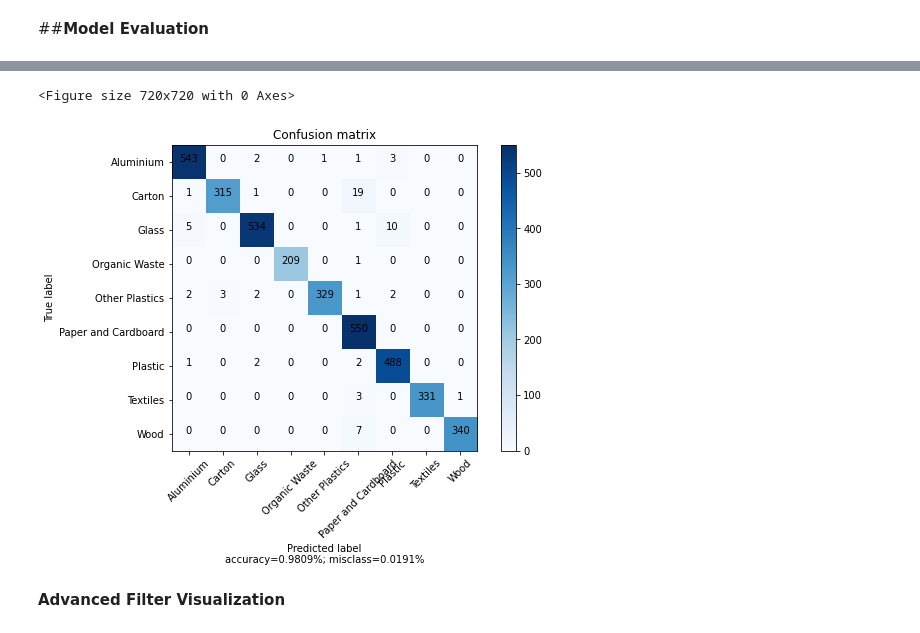
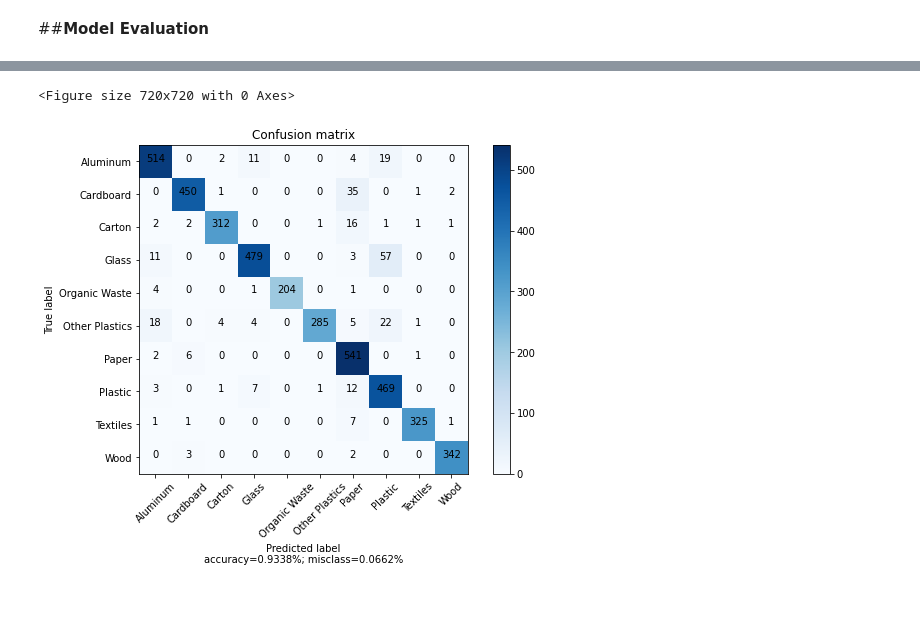
Before and after one commit to jannajabel/ECE160-Waste_Classification, a Jupyter notebook: Waste_Classifier.ipynb, the cells around one changed output, grey strips where cells are left out. Cells and saved outputs as stored; diff of their text form; code cells hidden in the pictures; blank space fills up the shorter version.

```diff
--- a/Waste_Classifier.ipynb
+++ b/Waste_Classifier.ipynb
@@ -53,6 +53,6 @@ Checking out files: 100% (5082/5082), done.
 # %%
 #LOAD DATA
-DIR = "/content/WasteClassificationNeuralNetwork/WasteImagesDataset"
+DIR = "/content/ECE160-Waste_Classification/Dataset"
 train_dataset = tf.keras.preprocessing.image_dataset_from_directory(DIR, validation_split=0.1, subset="training", seed=42, batch_size=128, smart_resize=True, image_size=(256, 256))
 test_dataset = tf.keras.preprocessing.image_dataset_from_directory(DIR, validation_split=0.1, subset="validation", seed=42, batch_size=128, smart_resize=True, image_size=(256, 256))
 
@@ -88,7 +88,7 @@ x = tf.keras.layers.Dense(numClasses, activation='softmax')(x)
 model = tf.keras.Model(inputs=baseModel.input,outputs=x)
 model.compile(optimizer=tf.keras.optimizers.Adam(learning_rate=0.00125), loss=tf.keras.losses.SparseCategoricalCrossentropy(from_logits=True), metrics=['accuracy'])
 
-epochs = 10
+epochs = 50
 lrCallback = tf.keras.callbacks.LearningRateScheduler(lambda epoch: 1e-3 * 10 ** (epoch / 30))
 stepDecay = tf.keras.callbacks.LearningRateScheduler(lambda epoch: 0.1 * 0.1**math.floor(epoch / 6))
 history = model.fit(train_dataset, validation_data=test_dataset, epochs=epochs, callbacks=[])
@@ -219,34 +214,32 @@ for images, labels in test_dataset.take(50):
       plt.imshow(images[i].numpy().astype("uint8"))
       #print(classes[np.argmax(pred[i])], 100 * np.max(pred[i]), "real = " + str(classes[labels[i]]))
 
       true.append(labels[i])
       predictions.append(np.argmax(pred[i]))
 
       plt.title(classes[labels[i]])
       plt.axis("off")
     except:
       print()
 
 """
-path = "/content/WasteClassificationNeuralNetwork/WasteImagesDataset"
+path = "/content/ECE160-Waste_Classification/Dataset"
 for i in os.listdir(path):
   folderPath = os.path.join(path, i)
   for j in os.listdir(folderPath)[:550]:
     fullPath = os.path.join(folderPath, j)
     try:
       img = tf.keras.preprocessing.image.load_img(fullPath, target_size=(256, 256))
       img_array = tf.keras.preprocessing.image.img_to_array(img)
       img_array = tf.expand_dims(img_array, 0)
 
       preds = model.predict(img_array)
       true.append(classes.index(i))
       predictions.append(np.argmax(preds))
     except:
       print("Error on image:", fullPath)
 
 plot_confusion_matrix(tf.math.confusion_matrix(true, predictions), classes)
 # %% [output]
 <Figure size 720x720 with 0 Axes>
-[figure, old version]
+[figure, new version]
-# %% [markdown]
-**Advanced Filter Visualization**
```
Also changed, not shown: parts of 11 cells of this notebook.
